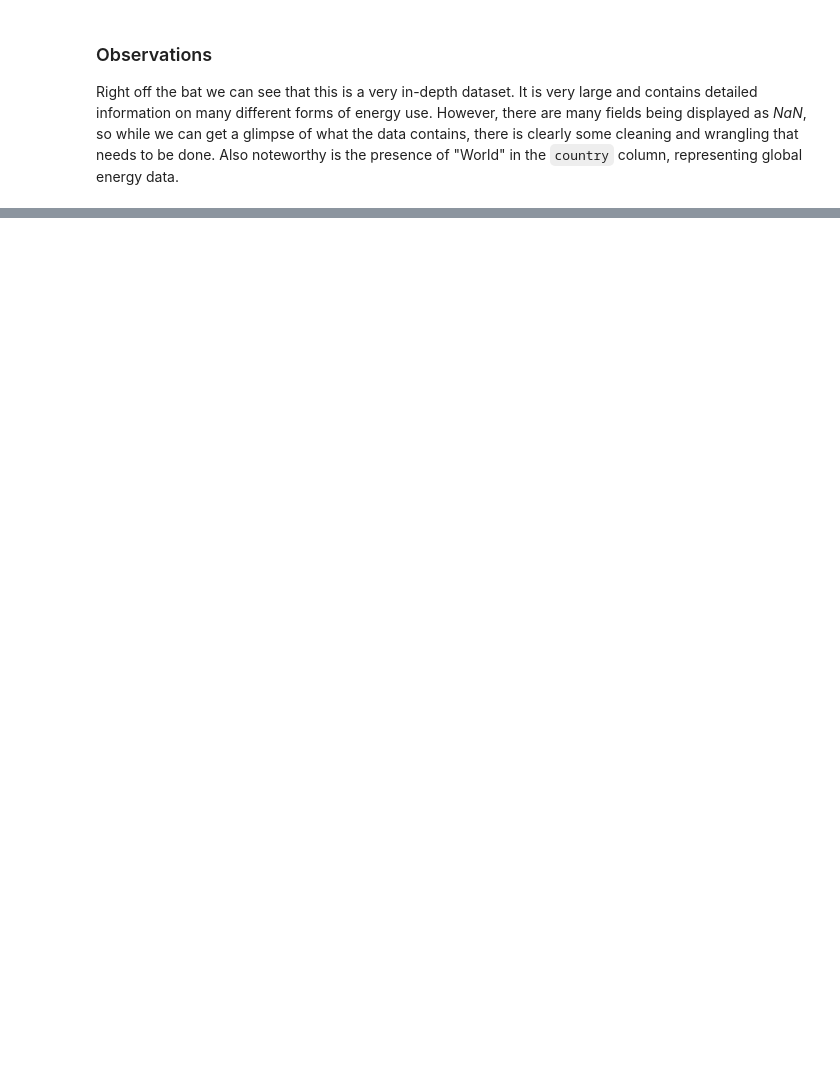
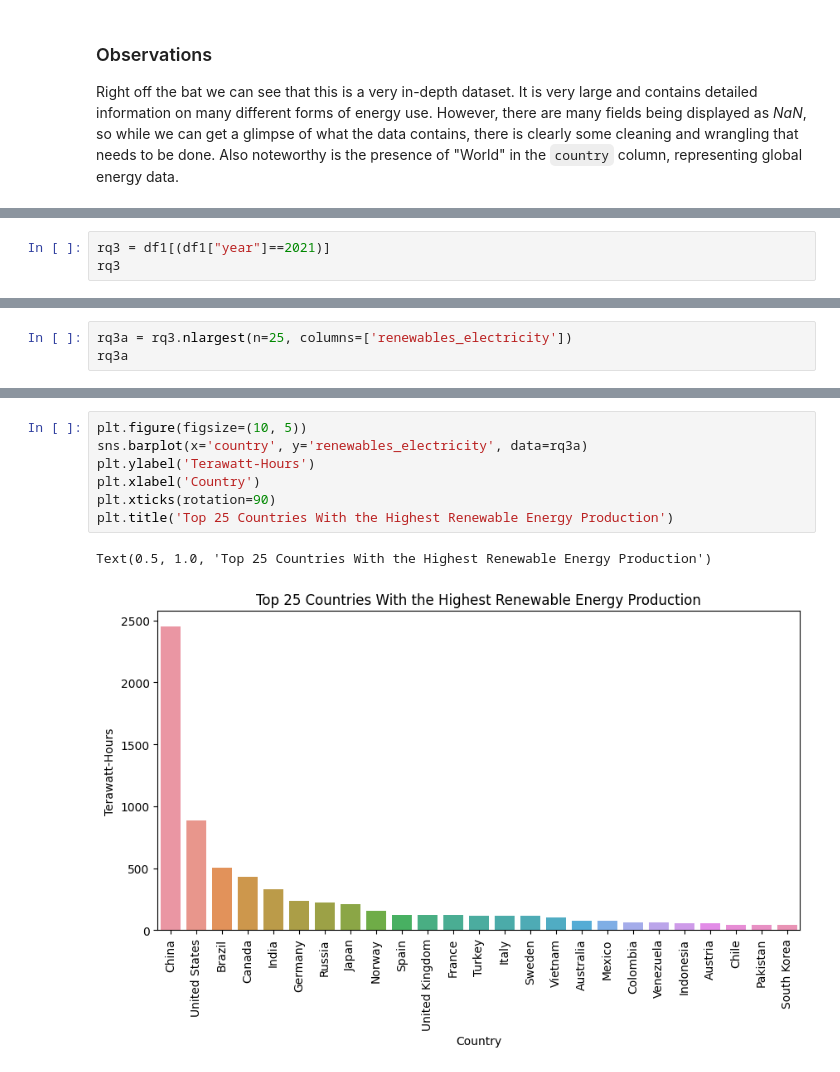
Before and after one commit to ubco-W2022T1-cosc301/project-group02, a Jupyter notebook: notebooks/analysis3.ipynb, the cells around one changed output, grey strips where cells are left out. Saved outputs shown, nothing was run; the diff lists cells and outputs as text; blank space fills up the shorter version.

```diff
--- a/notebooks/analysis3.ipynb
+++ b/notebooks/analysis3.ipynb
@@ -75,0 +305,3 @@ df = pd.read_csv('../data/raw/owid-energy-data.csv')
+# %%
+rq3 = df1[(df1["year"]==2021)]
+rq3
@@ -75,0 +322,3 @@ df = pd.read_csv('../data/raw/owid-energy-data.csv')
+# %%
+rq3a = rq3.nlargest(n=25, columns=['renewables_electricity'])
+rq3a
@@ -75,0 +344,10 @@ df = pd.read_csv('../data/raw/owid-energy-data.csv')
+# %%
+plt.figure(figsize=(10, 5))
+sns.barplot(x='country', y='renewables_electricity', data=rq3a)
+plt.ylabel('Terawatt-Hours')
+plt.xlabel('Country')
+plt.xticks(rotation=90)
+plt.title('Top 25 Countries With the Highest Renewable Energy Production')
+# %% [output]
+Text(0.5, 1.0, 'Top 25 Countries With the Highest Renewable Energy Production')
+[figure, added]
```
Also changed, not shown: parts of 31 cells of this notebook, 7 other files.
